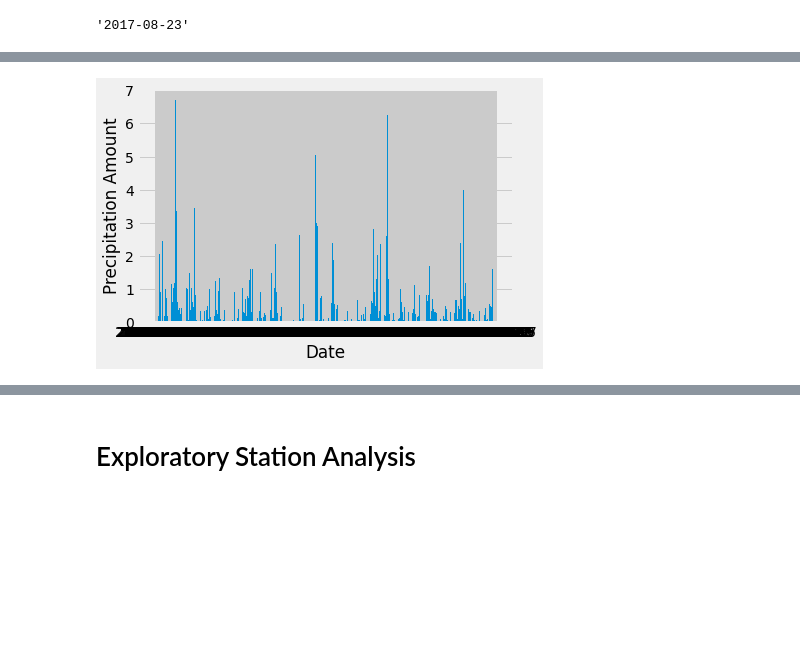
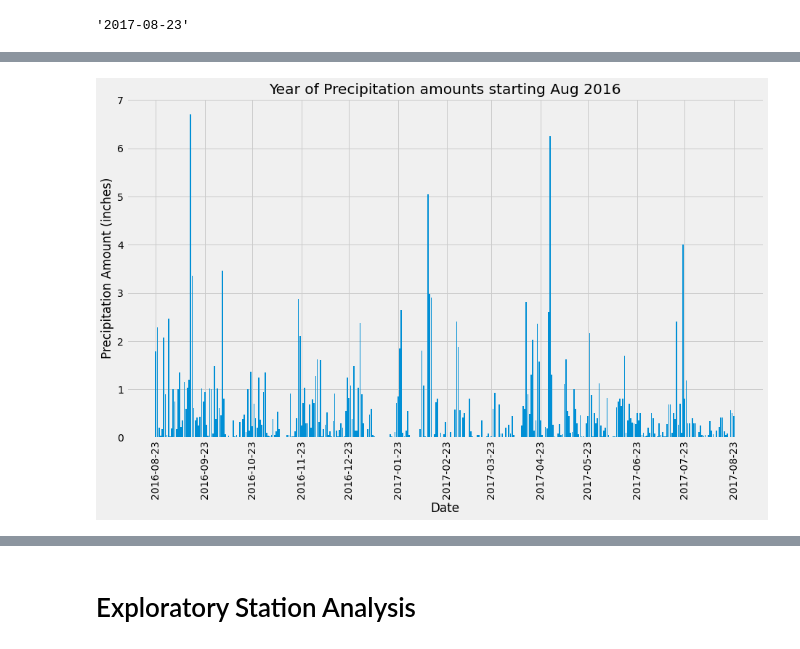
Before and after one commit to kunaual/sqlalchemy-challenge, a Jupyter notebook: climate.ipynb, the cells around one changed output, grey strips where cells are left out. Drawn from its saved outputs; the diff is of its cells as text; code cells hidden in the pictures; blank space fills up the shorter version.

Commit message:
graphing prcp amts

```diff
--- a/climate.ipynb
+++ b/climate.ipynb
@@ -118,0 +105,7 @@ AttributeError: 'Timestamp' object has no attribute 'dt'
+# %%
+from dateutil.relativedelta import *
+#create list for xaxis graph ticks
+yearticks=[]
+for i in range(13):
+    #print(yearago+relativedelta(months=+i)) #testing output
+    yearticks.append(yearago+relativedelta(months=+i))
@@ -119,10 +126,14 @@ AttributeError: 'Timestamp' object has no attribute 'dt'
 # %%
 # Use Pandas Plotting with Matplotlib to plot the
 #plot = datalast12mosrain_df.plot(kind='bar')
-plot = plt.bar(x=last12mosrain_df.index, height=last12mosrain_df.prcp)
+plt.figure(figsize=(14,8))
+#plot = plt.bar(x=last12mosrain_df.index, height=last12mosrain_df.prcp)
+plt.bar(x=last12mosrain_df.index, height=last12mosrain_df.prcp)
+
+plt.title('Year of Precipitation amounts starting Aug 2016')
 plt.xlabel('Date')
-plt.ylabel('Precipitation Amount')
-#plt.xticks( make range that's just month/year)
+plt.ylabel('Precipitation Amount (inches)')
+plt.xticks(yearticks, rotation="vertical")
 plt.show()
 # %% [output]
-[figure, old version]
+[figure, new version]
```
Also changed, not shown: parts of 7 cells of this notebook.
